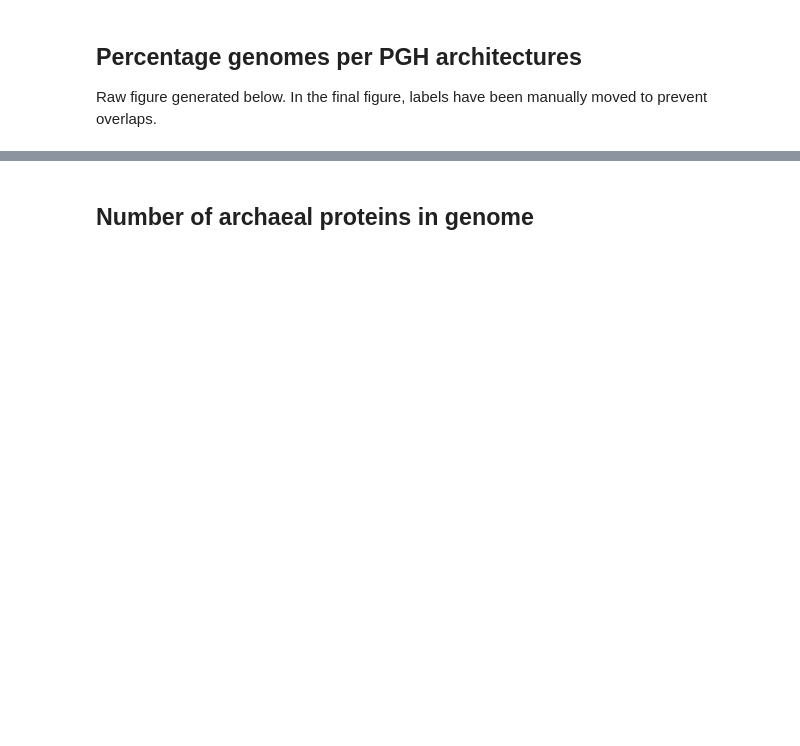
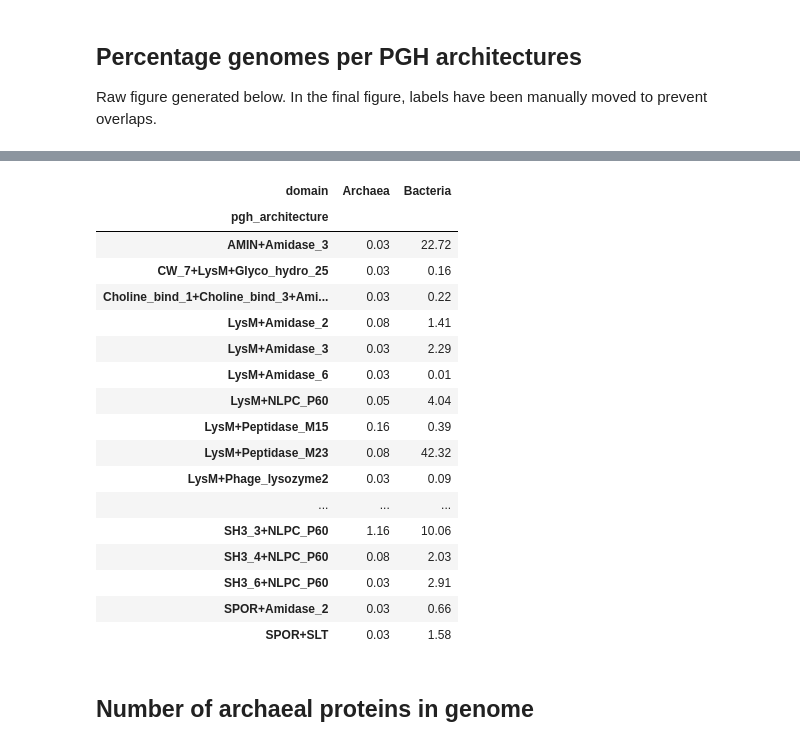
Before and after one commit to srom/archaea-vs-bacteria, a Jupyter notebook: notebook/figure1.ipynb, the cells around one changed output, grey strips where cells are left out. Cells and saved outputs as stored; diff of their text form; code cells hidden in the pictures; blank space fills up the shorter version.

```diff
--- a/notebook/figure1.ipynb
+++ b/notebook/figure1.ipynb
@@ -477,3 +482,25 @@ f.savefig(figures_folder / 'figure1' / 'pgh_abundance_genomes_raw.pdf', dpi=300)
+# %%
+architecture_pivot_df.to_csv(data_folder / 'figure1' / 'pgh_abundance_genomes.csv', index=True)
+architecture_pivot_df
+# %% [output]
+| domain | Archaea | Bacteria |
+| pgh_architecture |  |  |
+| AMIN+Amidase_3 | 0.03 | 22.72 |
+| CW_7+LysM+Glyco_hydro_25 | 0.03 | 0.16 |
+| Choline_bind_1+Choline_bind_3+Ami... | 0.03 | 0.22 |
+| LysM+Amidase_2 | 0.08 | 1.41 |
+| LysM+Amidase_3 | 0.03 | 2.29 |
+| LysM+Amidase_6 | 0.03 | 0.01 |
+| LysM+NLPC_P60 | 0.05 | 4.04 |
+| LysM+Peptidase_M15 | 0.16 | 0.39 |
+| LysM+Peptidase_M23 | 0.08 | 42.32 |
+| LysM+Phage_lysozyme2 | 0.03 | 0.09 |
+| ... | ... | ... |
+| SH3_3+NLPC_P60 | 1.16 | 10.06 |
+| SH3_4+NLPC_P60 | 0.08 | 2.03 |
+| SH3_6+NLPC_P60 | 0.03 | 2.91 |
+| SPOR+Amidase_2 | 0.03 | 0.66 |
+| SPOR+SLT | 0.03 | 1.58 |
 # %% [markdown]
 ## Number of archaeal proteins in genome
 # %%
```
Also changed, not shown: parts of 9 cells of this notebook, 9 other files.
